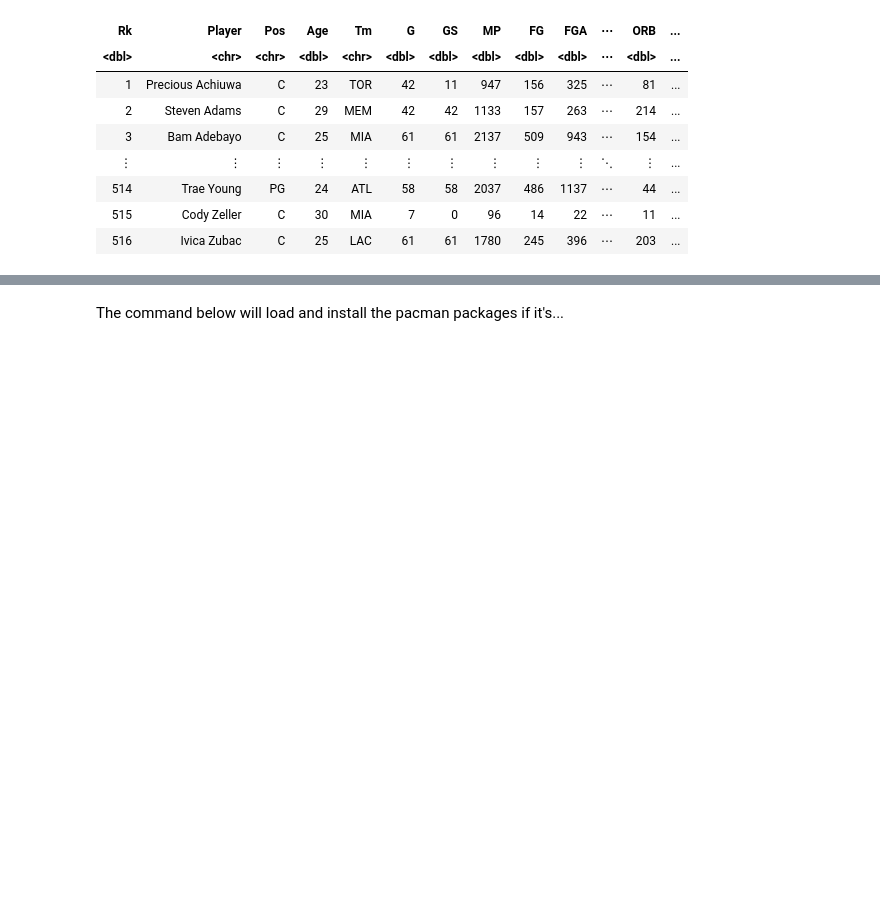
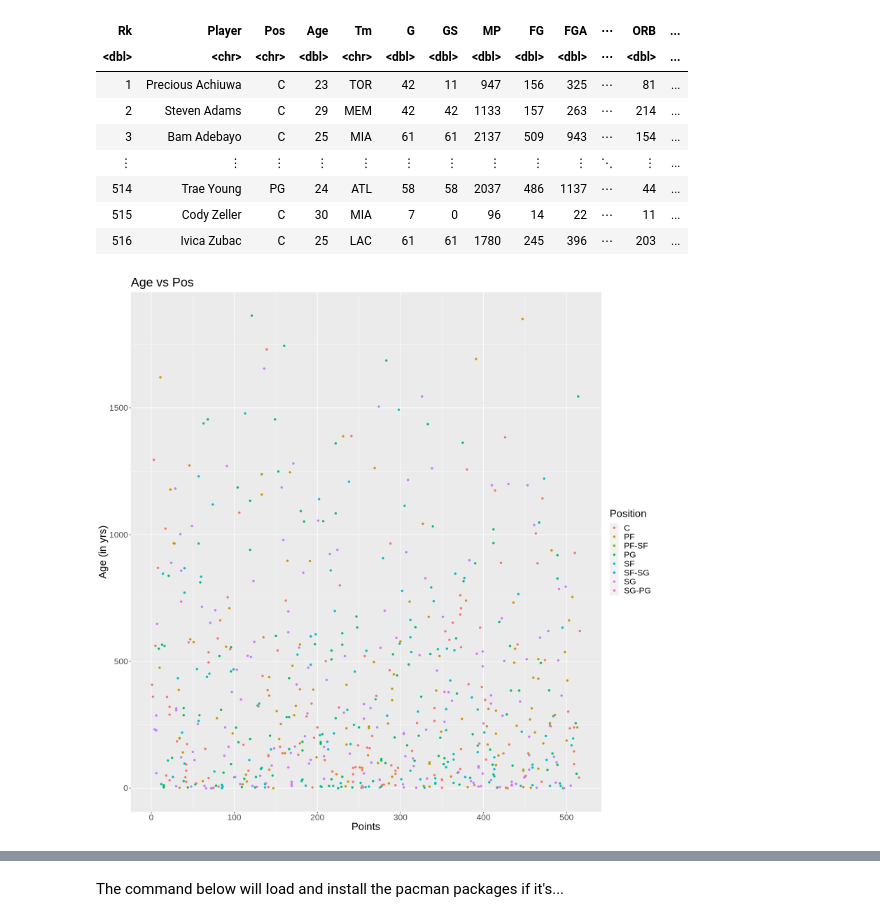
Before and after one commit to DrakenRaptor/Section006-28-Proposal, a Jupyter notebook: ProjectTrial.ipynb, the cells around one changed output, grey strips where cells are left out. Drawn from its saved outputs; the diff is of its cells as text; code cells hidden in the pictures; blank space fills up the shorter version.

Commit message:
Added some graph
KNN and some sample graphs

```diff
--- a/ProjectTrial.ipynb
+++ b/ProjectTrial.ipynb
@@ -57,8 +57,14 @@ A spec_tbl_df: 644 × 31
 | 515 | Cody Zeller | C | 30 | MIA | 7 | 0 | 96 | 14 | 22 | ⋯ | 11 | ... |
 | 516 | Ivica Zubac | C | 25 | LAC | 61 | 61 | 1780 | 245 | 396 | ⋯ | 203 | ... |
 # %%
-# hist(datafile$Sepal.Width,
-#     main = "Sepal Width Histogram",
-#     col = "#CD0001",
-#     border = NA,
-#     xlab = "Sepal Width (in cm)")
+options(repr.plot.width = 15, repr.plot.height = 15)
+
+position_plot <- page |>
+    ggplot(aes(x = Rk, y = PTS, color = Pos)) +
+    geom_point() +
+    labs(x = "Points", y = "Age (in yrs)", color = "Position", title = "Age vs Pos") +
+    theme(text = element_text(size = 20))
+
+position_plot
+# %% [output]
+[figure, added]
```
Also changed, not shown: parts of 4 cells of this notebook.
